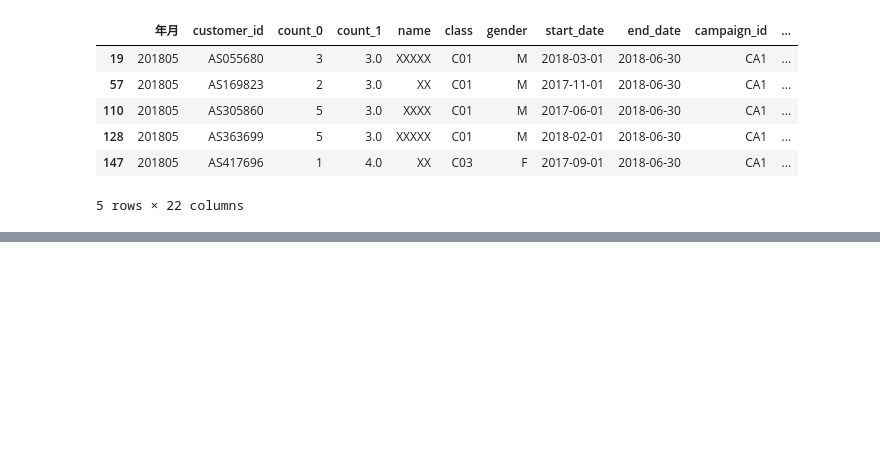
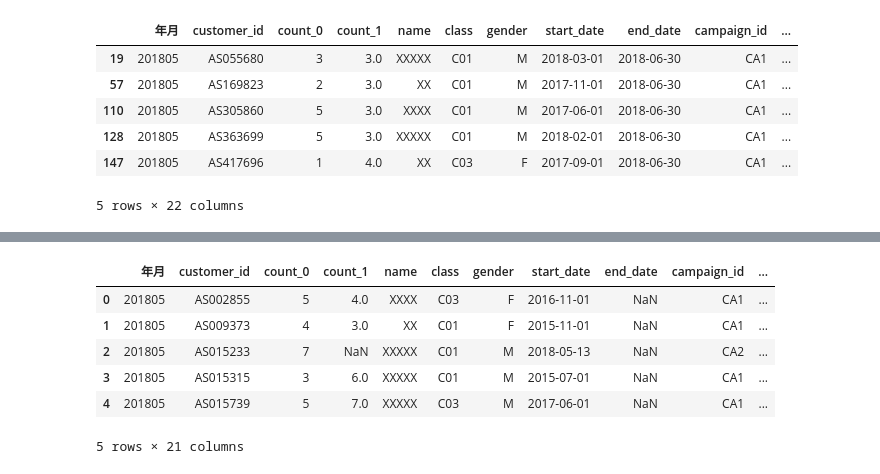
Before and after one commit to newstage75/python_data_analysis_100knock, a Jupyter notebook: 第5章/【機械学習】顧客の退会を予測する10本ノック.ipynb, the cells around one changed output, grey strips where cells are left out. Saved outputs shown, nothing was run; the diff lists cells and outputs as text; code cells hidden in the pictures; blank space fills up the shorter version.

```diff
--- a/第5章/【機械学習】顧客の退会を予測する10本ノック.ipynb
+++ b/第5章/【機械学習】顧客の退会を予測する10本ノック.ipynb
@@ -141,0 +160,14 @@ exit_uselog.head()
+# %%
+# 続いて継続顧客のデータを作成する。
+conti_customer = customer.loc[customer["is_deleted"]==0]
+conti_uselog = pd.merge(uselog, conti_customer, on=["customer_id"], how="left")
+# %%
+conti_uselog.head()
+# %% [output]
+|  | 年月 | customer_id | count_0 | count_1 | name | class | gender | start_date | end_date | campaign_id | ... |
+| 0 | 201805 | AS002855 | 5 | 4.0 | XXXX | C03 | F | 2016-11-01 | NaN | CA1 | ... |
+| 1 | 201805 | AS009373 | 4 | 3.0 | XX | C01 | F | 2015-11-01 | NaN | CA1 | ... |
+| 2 | 201805 | AS015233 | 7 | NaN | XXXXX | C01 | M | 2018-05-13 | NaN | CA2 | ... |
+| 3 | 201805 | AS015315 | 3 | 6.0 | XXXXX | C01 | M | 2015-07-01 | NaN | CA1 | ... |
+| 4 | 201805 | AS015739 | 5 | 7.0 | XXXXX | C03 | M | 2017-06-01 | NaN | CA1 | ... |
+5 rows × 21 columns
```
Also changed, not shown: parts of 23 cells of this notebook.
